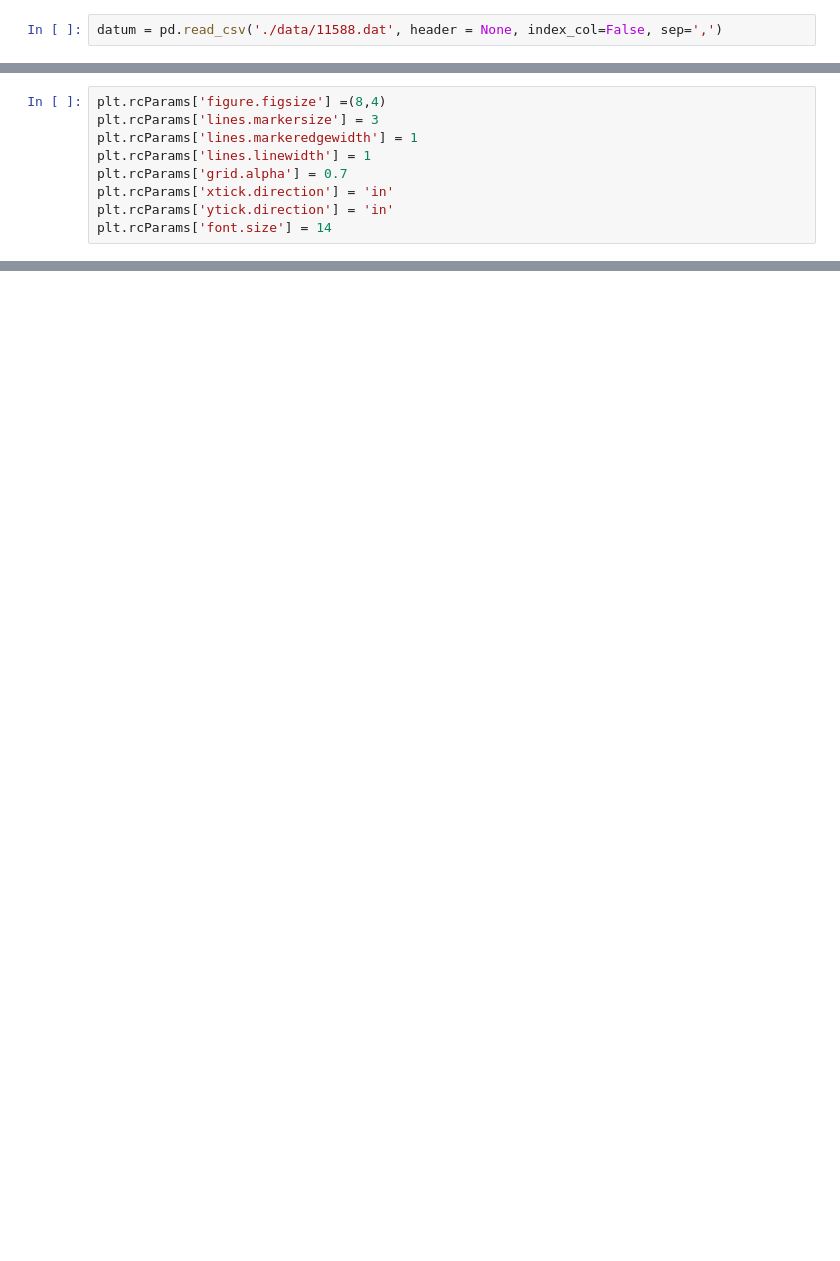
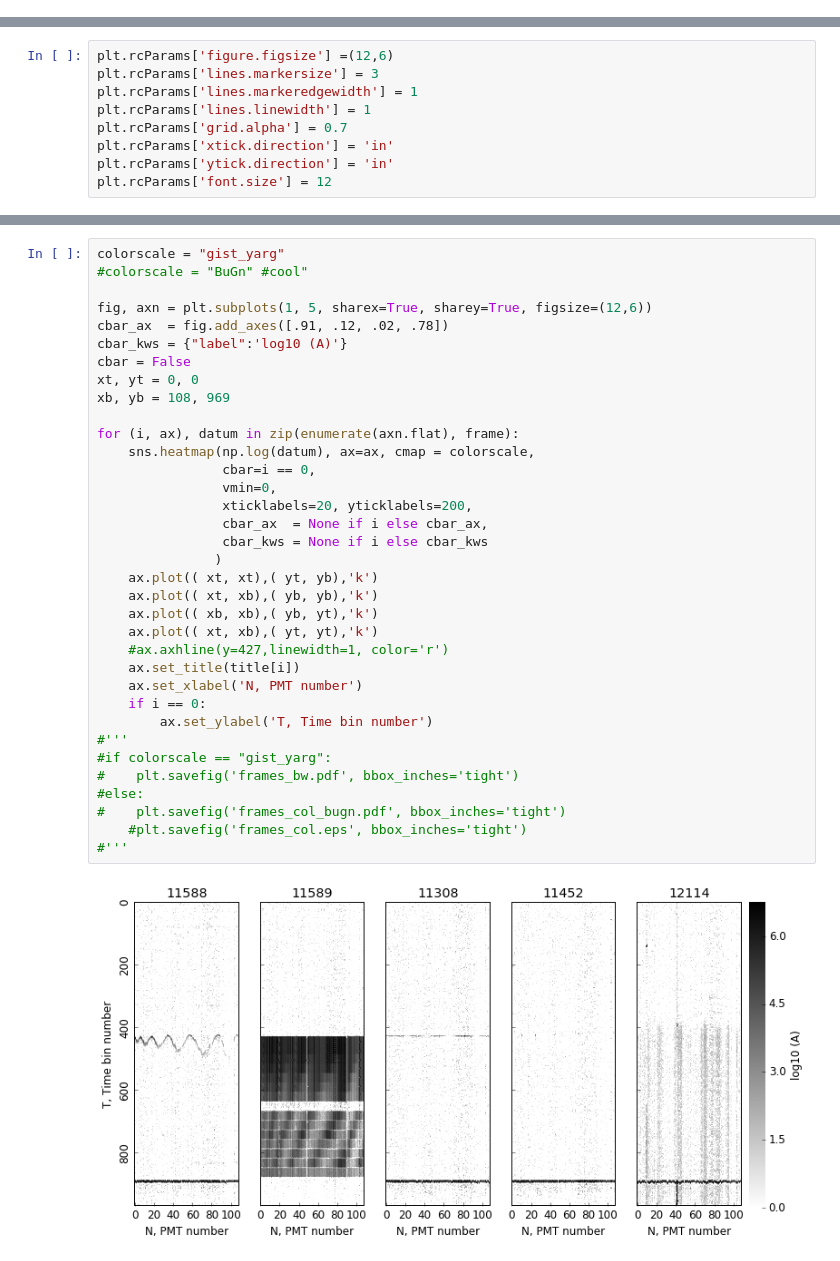
Before and after one commit to bonvech/Sphere, a Jupyter notebook: Data2013/Frames_to_paper.ipynb, the cells around one changed output, grey strips where cells are left out. Drawn from its saved outputs; the diff is of its cells as text; blank space fills up the shorter version.

```diff
--- a/Data2013/Frames_to_paper.ipynb
+++ b/Data2013/Frames_to_paper.ipynb
@@ -25,2 +0,0 @@ datum_2013.csv  flight3.dbg.2013.dat  flight5.dbg.dat
-# %%
-datum = pd.read_csv('./data/11588.dat', header = None, index_col=False, sep=',')
@@ -92,9 +0,0 @@ datum11589.tail(2)
-# %%
-plt.rcParams['figure.figsize'] =(8,4)
-plt.rcParams['lines.markersize'] = 3
-plt.rcParams['lines.markeredgewidth'] = 1
-plt.rcParams['lines.linewidth'] = 1
-plt.rcParams['grid.alpha'] = 0.7
-plt.rcParams['xtick.direction'] = 'in'
-plt.rcParams['ytick.direction'] = 'in'
-plt.rcParams['font.size'] = 14
@@ -296,0 +50,9 @@ plt.savefig('noise_channels.eps', bbox_inches='tight')
+# %%
+plt.rcParams['figure.figsize'] =(12,6)
+plt.rcParams['lines.markersize'] = 3
+plt.rcParams['lines.markeredgewidth'] = 1
+plt.rcParams['lines.linewidth'] = 1
+plt.rcParams['grid.alpha'] = 0.7
+plt.rcParams['xtick.direction'] = 'in'
+plt.rcParams['ytick.direction'] = 'in'
+plt.rcParams['font.size'] = 12
@@ -296,0 +63,37 @@ plt.savefig('noise_channels.eps', bbox_inches='tight')
+# %%
+colorscale = "gist_yarg"
+#colorscale = "BuGn" #cool"
+
+fig, axn = plt.subplots(1, 5, sharex=True, sharey=True, figsize=(12,6))
+cbar_ax  = fig.add_axes([.91, .12, .02, .78])
+cbar_kws = {"label":'log10 (A)'}
+cbar = False
+xt, yt = 0, 0
+xb, yb = 108, 969
+
+for (i, ax), datum in zip(enumerate(axn.flat), frame):
+    sns.heatmap(np.log(datum), ax=ax, cmap = colorscale,
+                cbar=i == 0,
+                vmin=0,
+                xticklabels=20, yticklabels=200,
+                cbar_ax  = None if i else cbar_ax,
+                cbar_kws = None if i else cbar_kws
+               )
+    ax.plot(( xt, xt),( yt, yb),'k')
+    ax.plot(( xt, xb),( yb, yb),'k')
+    ax.plot(( xb, xb),( yb, yt),'k')
+    ax.plot(( xt, xb),( yt, yt),'k')
+    #ax.axhline(y=427,linewidth=1, color='r')
+    ax.set_title(title[i])
+    ax.set_xlabel('N, PMT number')
+    if i == 0:
+        ax.set_ylabel('T, Time bin number')
+#'''
+#if colorscale == "gist_yarg":
+#    plt.savefig('frames_bw.pdf', bbox_inches='tight')
+#else:
+#    plt.savefig('frames_col_bugn.pdf', bbox_inches='tight')
+    #plt.savefig('frames_col.eps', bbox_inches='tight')
+#'''
+# %% [output]
+[figure, added]
```
Also changed, not shown: parts of 49 cells of this notebook, 7 other files.
